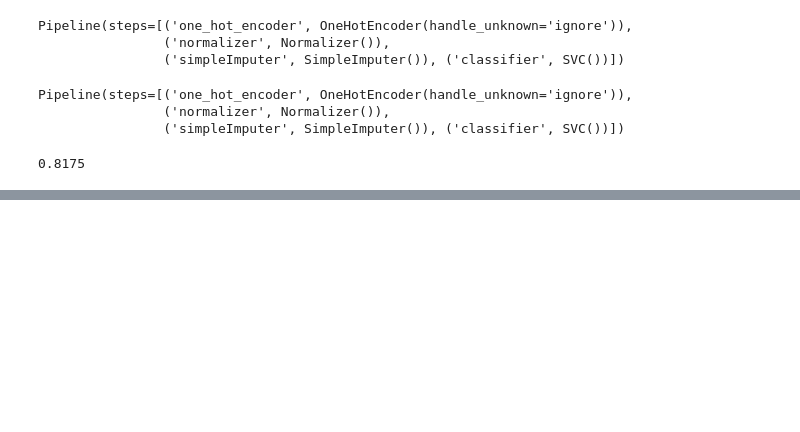
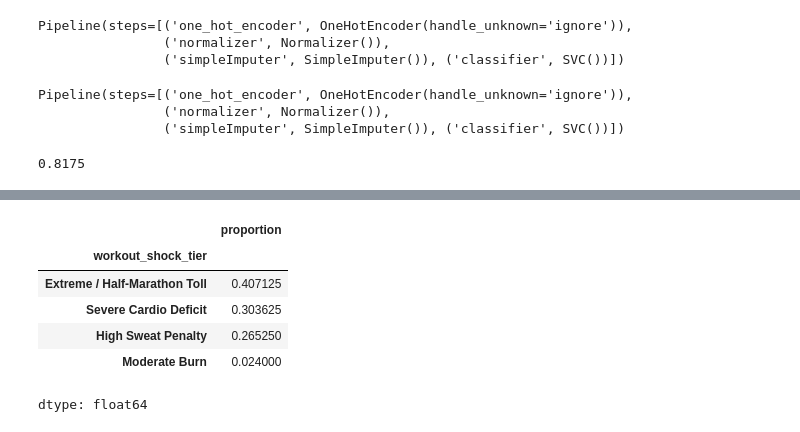
Before and after one commit to fernandyan/MyGoogleColab, a Jupyter notebook: fernand_flask2.ipynb, the cells around one changed output, grey strips where cells are left out. Drawn from its saved outputs; the diff is of its cells as text; code cells hidden in the pictures; blank space fills up the shorter version.

```diff
--- a/fernand_flask2.ipynb
+++ b/fernand_flask2.ipynb
@@ -270,0 +290,10 @@ pipeline_mode.score(X_test, y_test)
+# %%
+y.value_counts(normalize=True)
+# %% [output]
+|  | proportion |
+| workout_shock_tier |  |
+| Extreme / Half-Marathon Toll | 0.407125 |
+| Severe Cardio Deficit | 0.303625 |
+| High Sweat Penalty | 0.265250 |
+| Moderate Burn | 0.024000 |
+dtype: float64
```
Also changed, not shown: parts of 7 cells of this notebook.
